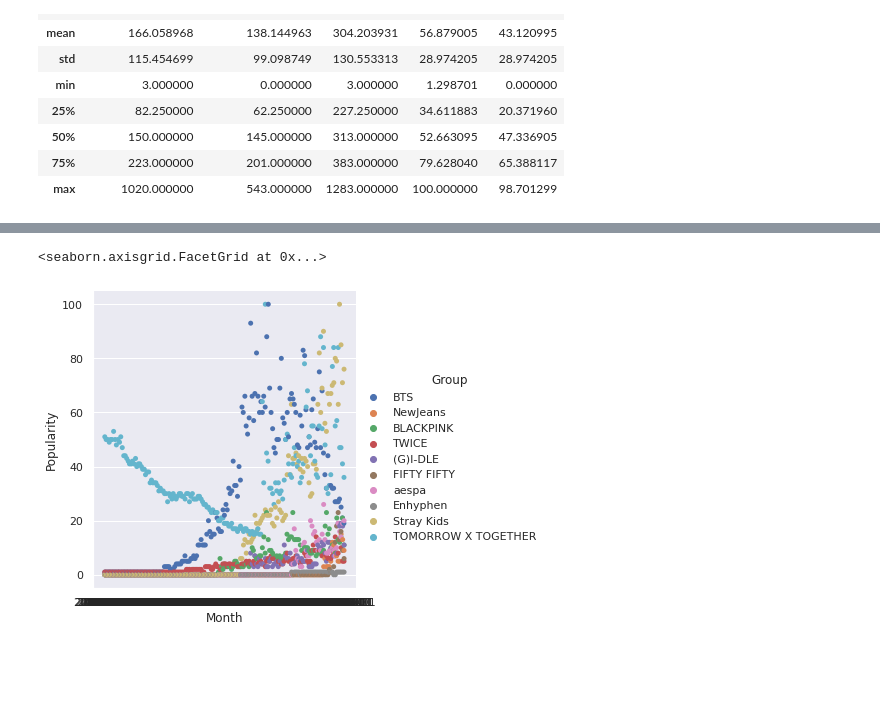
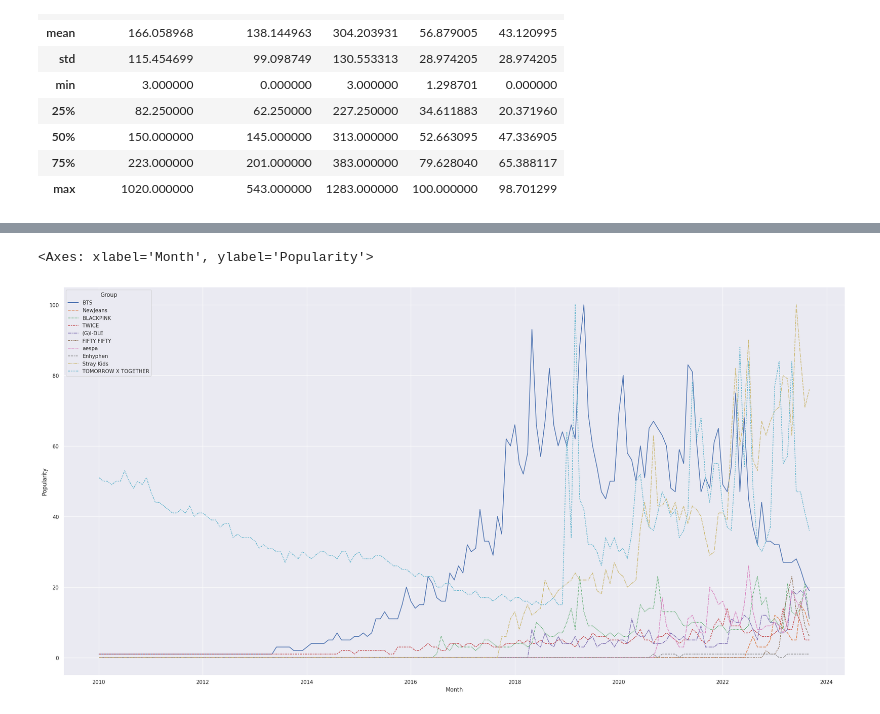
Before and after one commit to lacanlale/kpop_in_the_US_EDA, a Jupyter notebook: analysis.ipynb, the cells around one changed output, grey strips where cells are left out. Saved outputs shown, nothing was run; the diff lists cells and outputs as text; code cells hidden in the pictures; blank space fills up the shorter version.

Commit message:
Fixed search interest chart

```diff
--- a/analysis.ipynb
+++ b/analysis.ipynb
@@ -152,27 +153,28 @@ g_search_df = g_search_df.rename(columns={col: col[:col.index(":")] if ":" in co
 # %%
 temp = g_search_df.set_index("Month").drop(columns=["K-pop"])
 temp = pd.melt(
     temp,
     value_vars=temp.columns,
     ignore_index=False,
     var_name="Group",
     value_name="Popularity"
 ).reset_index()
 temp.loc[temp["Popularity"] == "<1", "Popularity"] = 0
 temp["Month"] = pd.to_datetime(temp["Month"])
 temp = temp.astype({
     "Group" : str,
     "Popularity" : int
 })
-sns.catplot(
+sns.lineplot(
     data=temp,
     x="Month",
     y="Popularity",
-    hue="Group"
+    hue="Group",
+    style="Group"
 )
 # %% [output]
-<seaborn.axisgrid.FacetGrid at 0x...>
+<Axes: xlabel='Month', ylabel='Popularity'>
-[figure, old version]
+[figure, new version]
 # %%
 # artists = df["Artist"].unique()
 # fig, axes = plt.subplots(2, 5)
```
Also changed, not shown: parts of 4 cells of this notebook.
